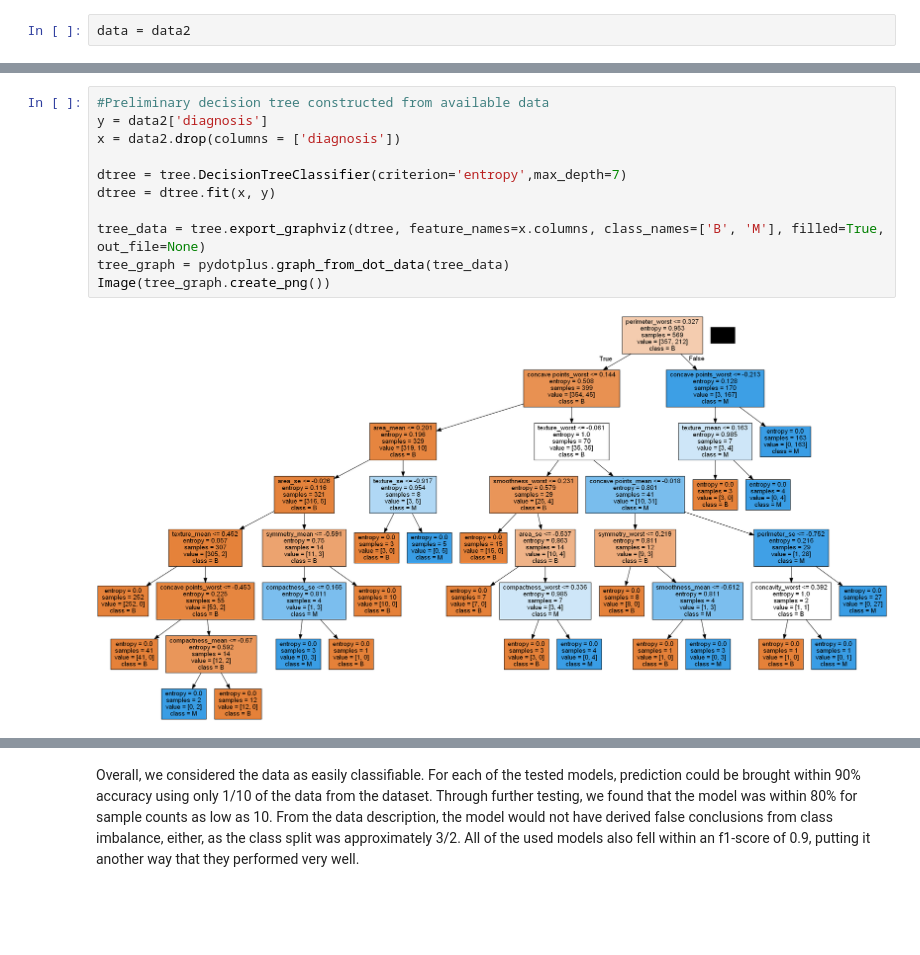
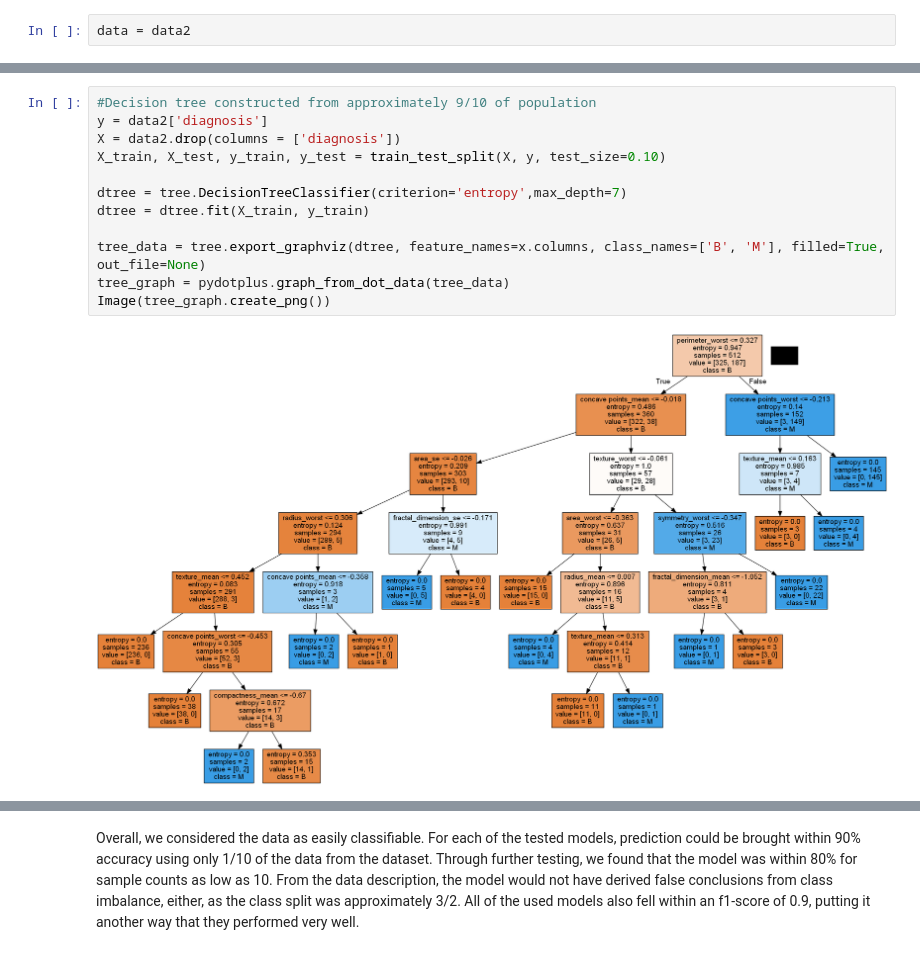
Before and after one commit to annakallen/Data-mining-project-INSA, a Jupyter notebook: classification_cancer.ipynb, the cells around one changed output, grey strips where cells are left out. Saved outputs shown, nothing was run; the diff lists cells and outputs as text; blank space fills up the shorter version.

```diff
--- a/classification_cancer.ipynb
+++ b/classification_cancer.ipynb
@@ -231,14 +268,15 @@ data2
 569 rows × 31 columns
 # %%
-#Preliminary decision tree constructed from available data
+#Decision tree constructed from approximately 9/10 of population
 y = data2['diagnosis']
-x = data2.drop(columns = ['diagnosis'])
+X = data2.drop(columns = ['diagnosis'])
+X_train, X_test, y_train, y_test = train_test_split(X, y, test_size=0.10)
 
 dtree = tree.DecisionTreeClassifier(criterion='entropy',max_depth=7)
-dtree = dtree.fit(x, y)
+dtree = dtree.fit(X_train, y_train)
 
 tree_data = tree.export_graphviz(dtree, feature_names=x.columns, class_names=['B', 'M'], filled=True, out_file=None)
 tree_graph = pydotplus.graph_from_dot_data(tree_data)
 Image(tree_graph.create_png())
 # %% [output]
-[figure, old version]
+[figure, new version]
```
Also changed, not shown: parts of 11 cells of this notebook.
